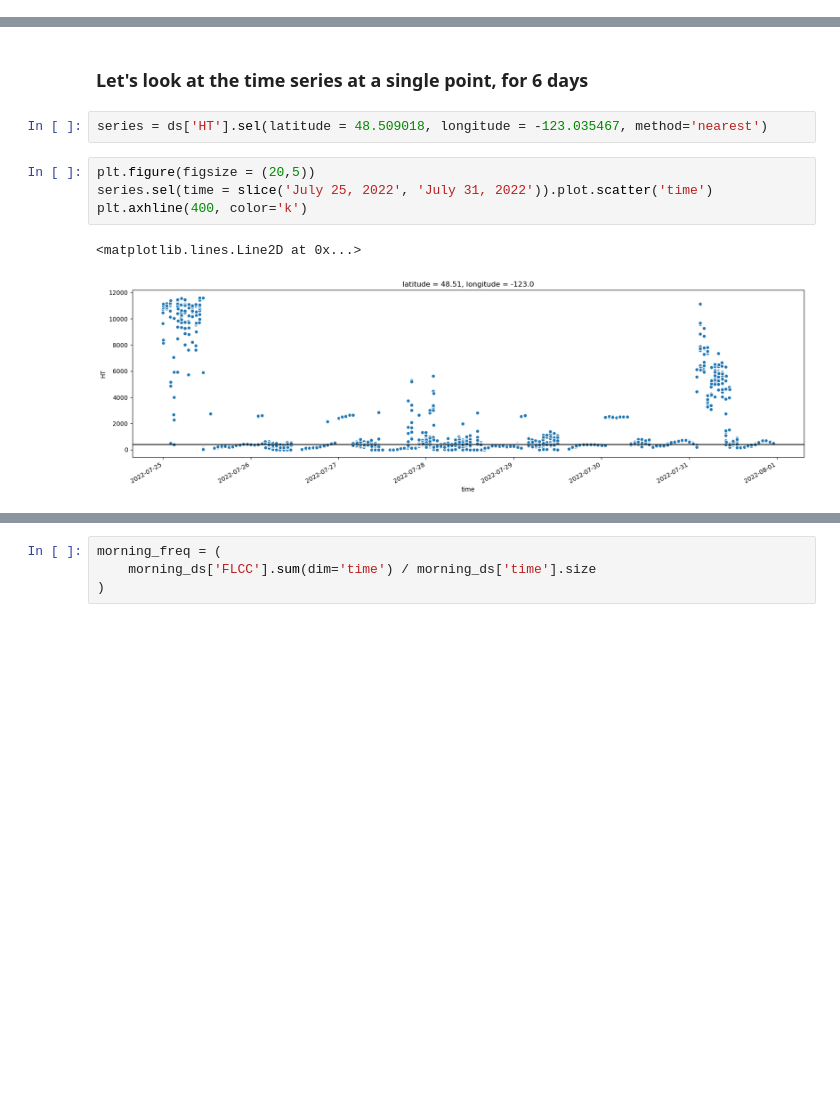
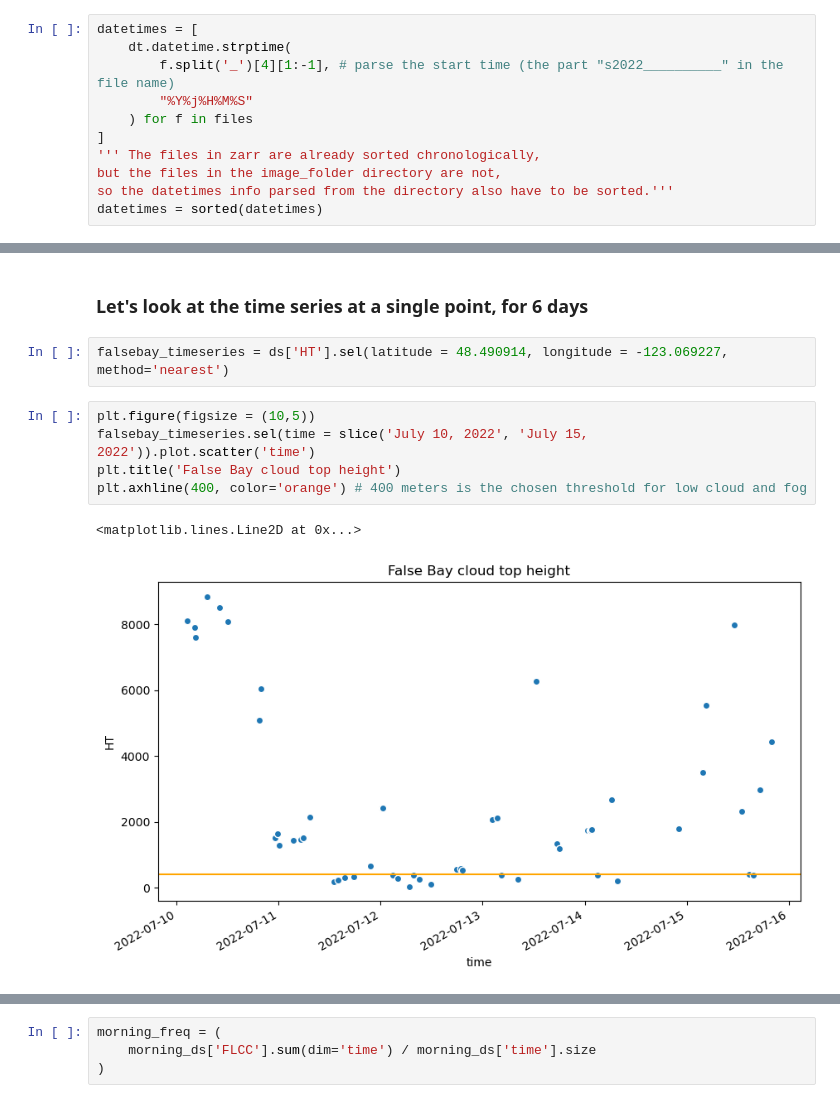
Before and after one commit to autumn-yng/summerfog, a Jupyter notebook: goes/goes_analyze.ipynb, the cells around one changed output, grey strips where cells are left out. Saved outputs shown, nothing was run; the diff lists cells and outputs as text; blank space fills up the shorter version.

Commit message:
Fix datetime parsing. Recreate frequency and timeseries plots.

```diff
--- a/goes/goes_analyze.ipynb
+++ b/goes/goes_analyze.ipynb
@@ -66,0 +120,11 @@ ds['time'] = datetimes
+# %%
+datetimes = [
+    dt.datetime.strptime(
+        f.split('_')[4][1:-1], # parse the start time (the part "s2022__________" in the file name)
+        "%Y%j%H%M%S"
+    ) for f in files
+]
+''' The files in zarr are already sorted chronologically,
+but the files in the image_folder directory are not,
+so the datetimes info parsed from the directory also have to be sorted.'''
+datetimes = sorted(datetimes)
@@ -67,12 +149,13 @@ ds['time'] = datetimes
 # %% [markdown]
 ### Let's look at the time series at a single point, for 6 days
 # %%
-series = ds['HT'].sel(latitude = 48.509018, longitude = -123.035467, method='nearest')
+falsebay_timeseries = ds['HT'].sel(latitude = 48.490914, longitude = -123.069227, method='nearest')
 # %%
-plt.figure(figsize = (20,5))
-series.sel(time = slice('July 25, 2022', 'July 31, 2022')).plot.scatter('time')
-plt.axhline(400, color='k')
+plt.figure(figsize = (10,5))
+falsebay_timeseries.sel(time = slice('July 10, 2022', 'July 15, 2022')).plot.scatter('time')
+plt.title('False Bay cloud top height')
+plt.axhline(400, color='orange') # 400 meters is the chosen threshold for low cloud and fog
 # %% [output]
 <matplotlib.lines.Line2D at 0x...>
-[figure, old version]
+[figure, new version]
 # %%
```
Also changed, not shown: parts of 27 cells of this notebook.
